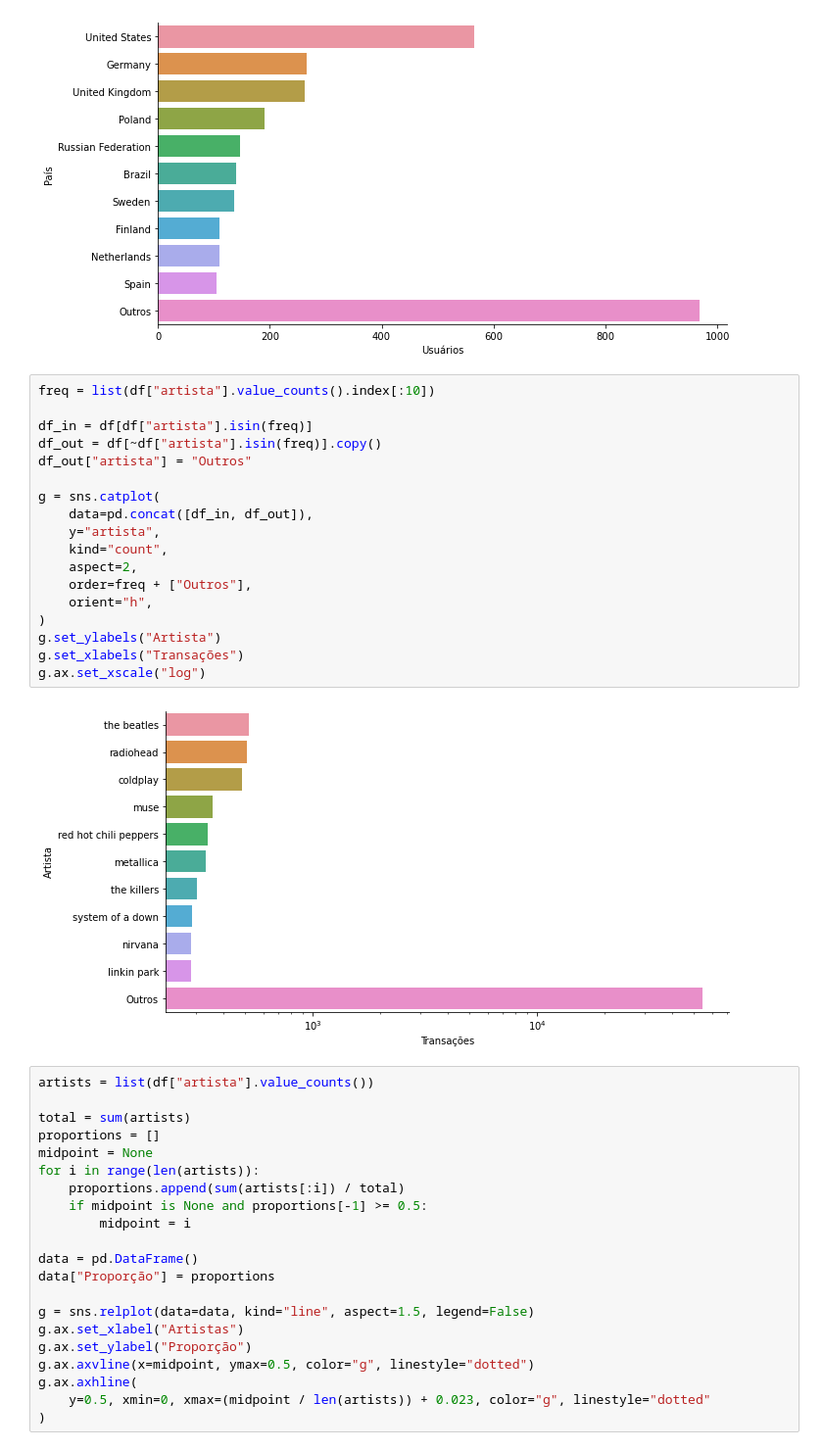
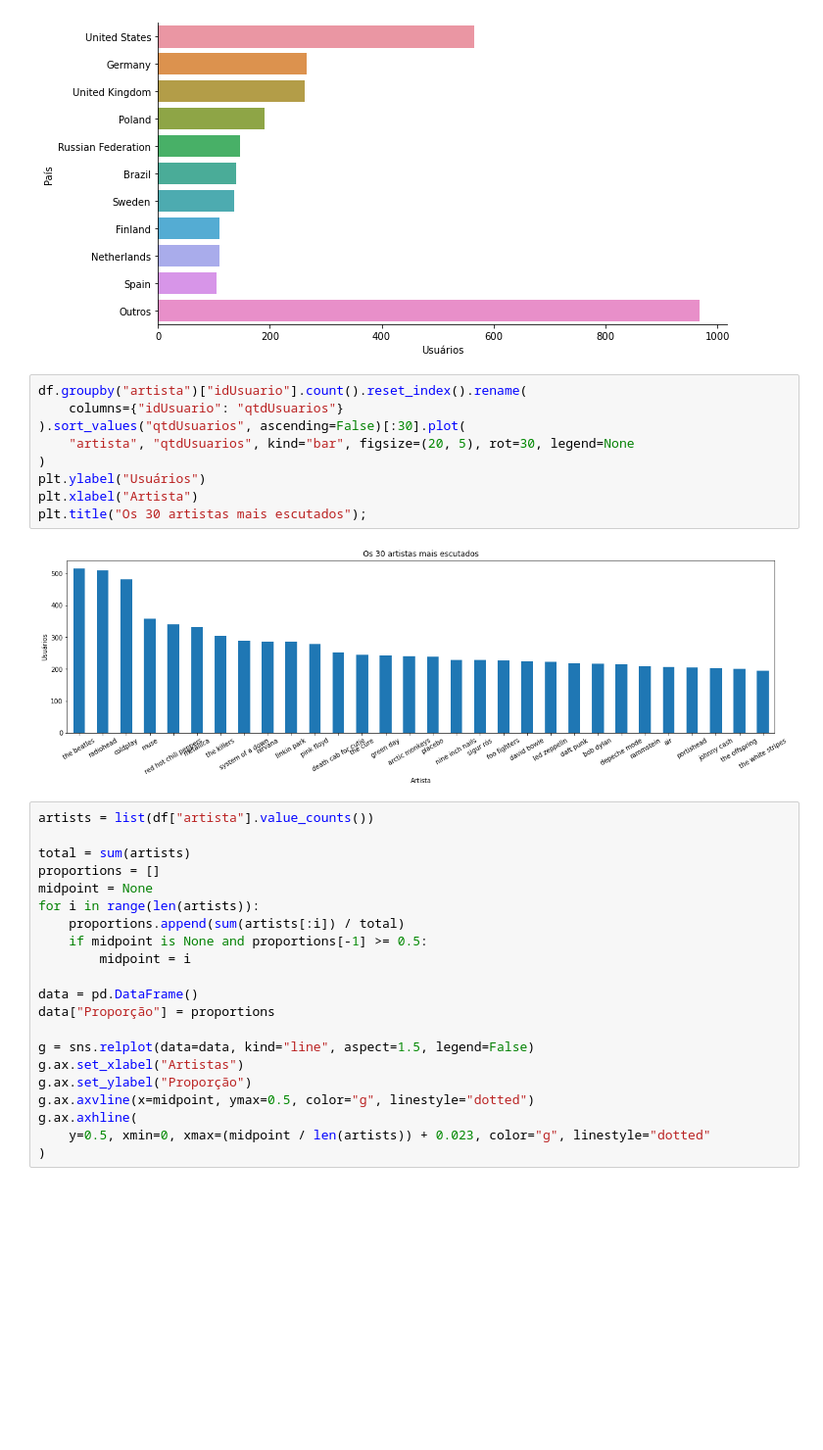
Before and after one commit to usr-bin32/data-mining-assignments, a Jupyter notebook: p2/notebook.ipynb, the cells around one changed output. Shown at 98% size. Cells and saved outputs as stored; diff of their text form; blank space fills up the shorter version.

```diff
--- a/p2/notebook.ipynb
+++ b/p2/notebook.ipynb
@@ -56,26 +101,17 @@ g.set_xlabels("Usuários")
 # %% [output]
 <seaborn.axisgrid.FacetGrid at 0x...>
 [figure]
-# %%
-freq = list(df["artista"].value_counts().index[:10])
-
-df_in = df[df["artista"].isin(freq)]
-df_out = df[~df["artista"].isin(freq)].copy()
-df_out["artista"] = "Outros"
-
-g = sns.catplot(
-    data=pd.concat([df_in, df_out]),
-    y="artista",
-    kind="count",
-    aspect=2,
-    order=freq + ["Outros"],
-    orient="h",
-)
-g.set_ylabels("Artista")
-g.set_xlabels("Transações")
-g.ax.set_xscale("log")
-# %% [output]
-[figure, removed]
+# %%
+df.groupby("artista")["idUsuario"].count().reset_index().rename(
+    columns={"idUsuario": "qtdUsuarios"}
+).sort_values("qtdUsuarios", ascending=False)[:30].plot(
+    "artista", "qtdUsuarios", kind="bar", figsize=(20, 5), rot=30, legend=None
+)
+plt.ylabel("Usuários")
+plt.xlabel("Artista")
+plt.title("Os 30 artistas mais escutados");
+# %% [output]
+[figure, added]
 # %%
 artists = list(df["artista"].value_counts())
 
```
Also changed, not shown: parts of 30 cells of this notebook, 11 other files.
